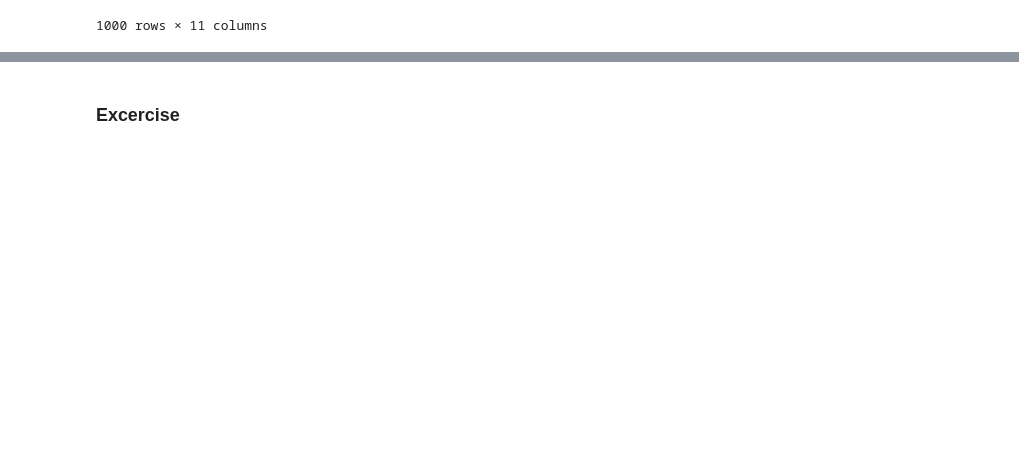
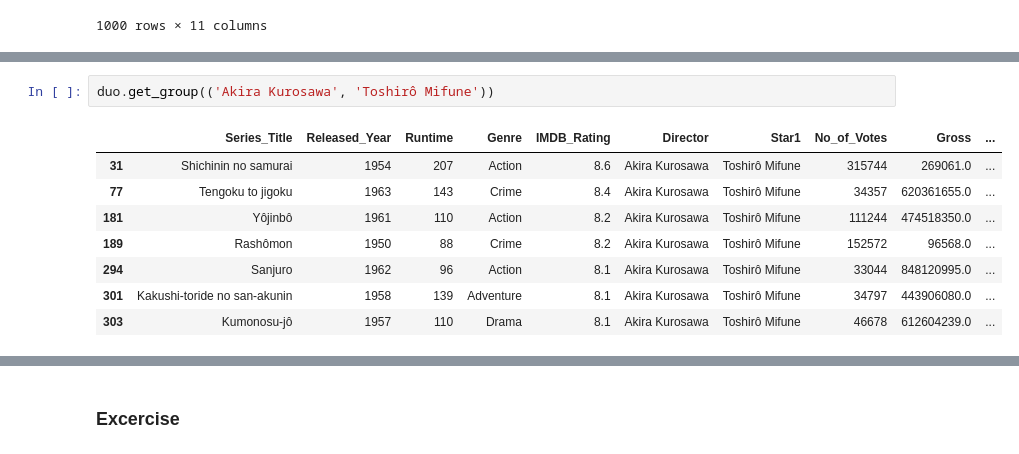
Before and after one commit to Axitk27/Machine-Learning, a Jupyter notebook: DSMP 1.0/Pandas/Code/Day 20 - Group by Objects.ipynb, the cells around one changed output, grey strips where cells are left out. Cells and saved outputs as stored; diff of their text form; blank space fills up the shorter version.

```diff
--- a/DSMP 1.0/Pandas/Code/Day 20 - Group by Objects.ipynb
+++ b/DSMP 1.0/Pandas/Code/Day 20 - Group by Objects.ipynb
@@ -482,2 +523,13 @@ genres.apply(rank_movie)
+# %%
+duo.get_group(('Akira Kurosawa', 'Toshirô Mifune'))
+# %% [output]
+|  | Series_Title | Released_Year | Runtime | Genre | IMDB_Rating | Director | Star1 | No_of_Votes | Gross | ... |
+| 31 | Shichinin no samurai | 1954 | 207 | Action | 8.6 | Akira Kurosawa | Toshirô Mifune | 315744 | 269061.0 | ... |
+| 77 | Tengoku to jigoku | 1963 | 143 | Crime | 8.4 | Akira Kurosawa | Toshirô Mifune | 34357 | 620361655.0 | ... |
+| 181 | Yôjinbô | 1961 | 110 | Action | 8.2 | Akira Kurosawa | Toshirô Mifune | 111244 | 474518350.0 | ... |
+| 189 | Rashômon | 1950 | 88 | Crime | 8.2 | Akira Kurosawa | Toshirô Mifune | 152572 | 96568.0 | ... |
+| 294 | Sanjuro | 1962 | 96 | Action | 8.1 | Akira Kurosawa | Toshirô Mifune | 33044 | 848120995.0 | ... |
+| 301 | Kakushi-toride no san-akunin | 1958 | 139 | Adventure | 8.1 | Akira Kurosawa | Toshirô Mifune | 34797 | 443906080.0 | ... |
+| 303 | Kumonosu-jô | 1957 | 110 | Drama | 8.1 | Akira Kurosawa | Toshirô Mifune | 46678 | 612604239.0 | ... |
 # %%
 # find the most earning actor->director combo
```
Also changed, not shown: parts of 15 cells of this notebook.
